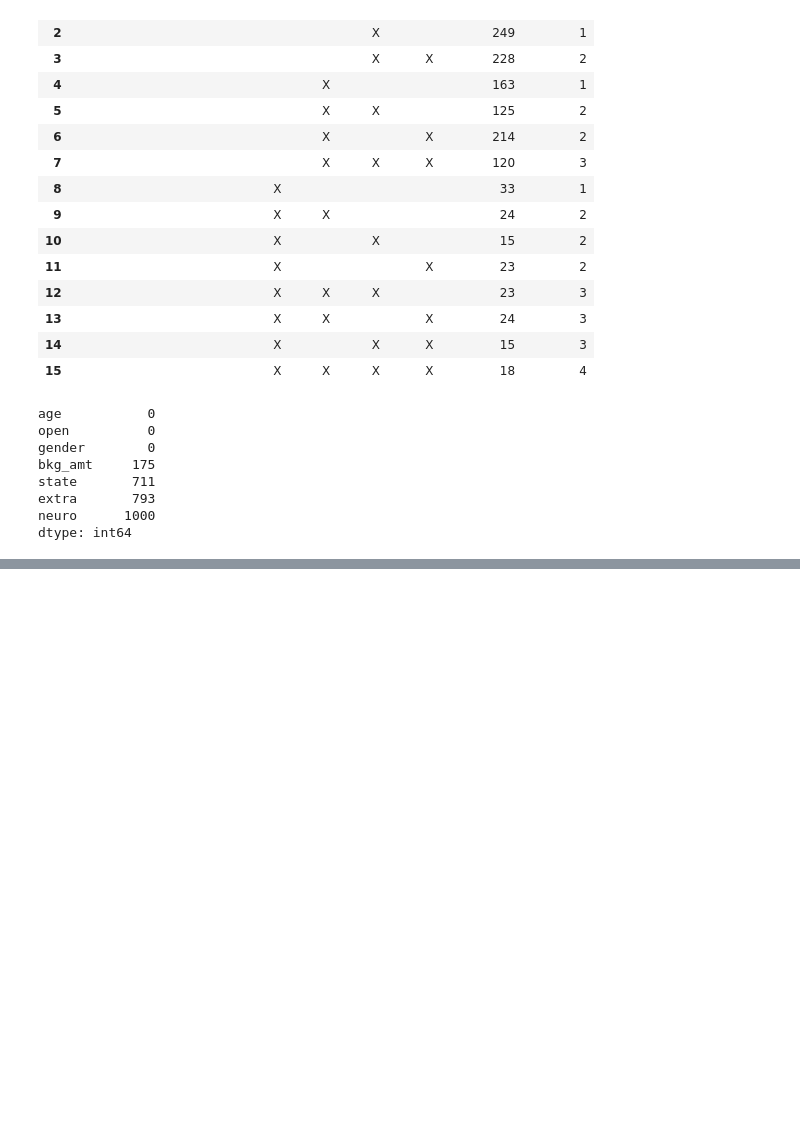
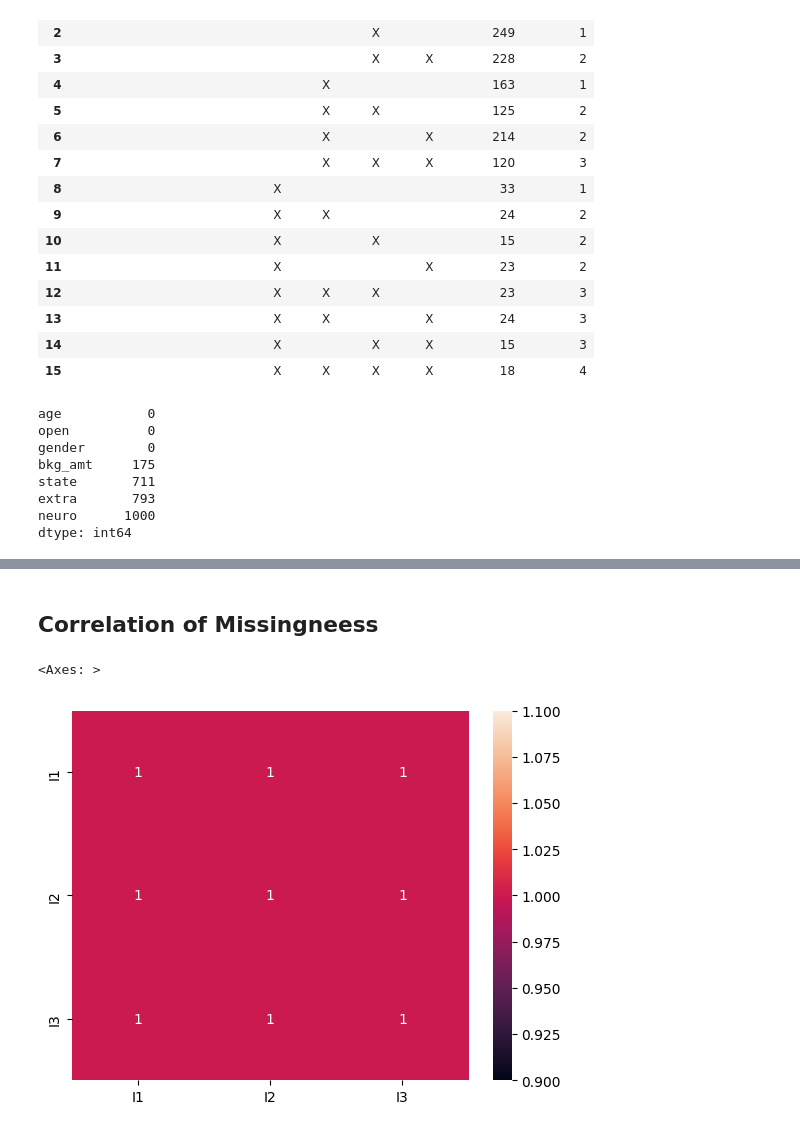
Before and after one commit to BryanEastman/BehavioralDataAnalysis, a Jupyter notebook: Chapter 6 - Handling missing data/Chapter 6.ipynb, the cells around one changed output, grey strips where cells are left out. Drawn from its saved outputs; the diff is of its cells as text; code cells hidden in the pictures; blank space fills up the shorter version.

Commit message:
more chapter 6

```diff
--- a/Chapter 6 - Handling missing data/Chapter 6.ipynb
+++ b/Chapter 6 - Handling missing data/Chapter 6.ipynb
@@ -133,3 +135,19 @@ Covariance Type:            nonrobust
 
 Notes:
 [1] Standard Errors assume that the covariance matrix of the errors is correctly specified.
+# %% [markdown]
+## Correlation of Missingneess
+# %%
+tampa = pd.read_csv(r'/home/beastman/Projects/HomeSchool/data-analysis/BehavioralDataAnalysis/Chapter 6 - Handling missing data/chap6-tampa.csv')
+tacoma = pd.read_csv(r'/home/beastman/Projects/HomeSchool/data-analysis/BehavioralDataAnalysis/Chapter 6 - Handling missing data/chap6-tacoma.csv')
+
+tampa_missing = tampa.copy().drop(['ID'], axis=1).isna()
+tacoma_missing = tacoma.copy().drop(['ID'], axis=1).isna()
+
+tampa_cor = tampa_missing.corr()
+tacoma_cor = tacoma_missing.corr()
+
+sns.heatmap(tampa_cor, annot=True)
+# %% [output]
+<Axes: >
+[figure, added]
```
Also changed, not shown: parts of 16 cells of this notebook.
